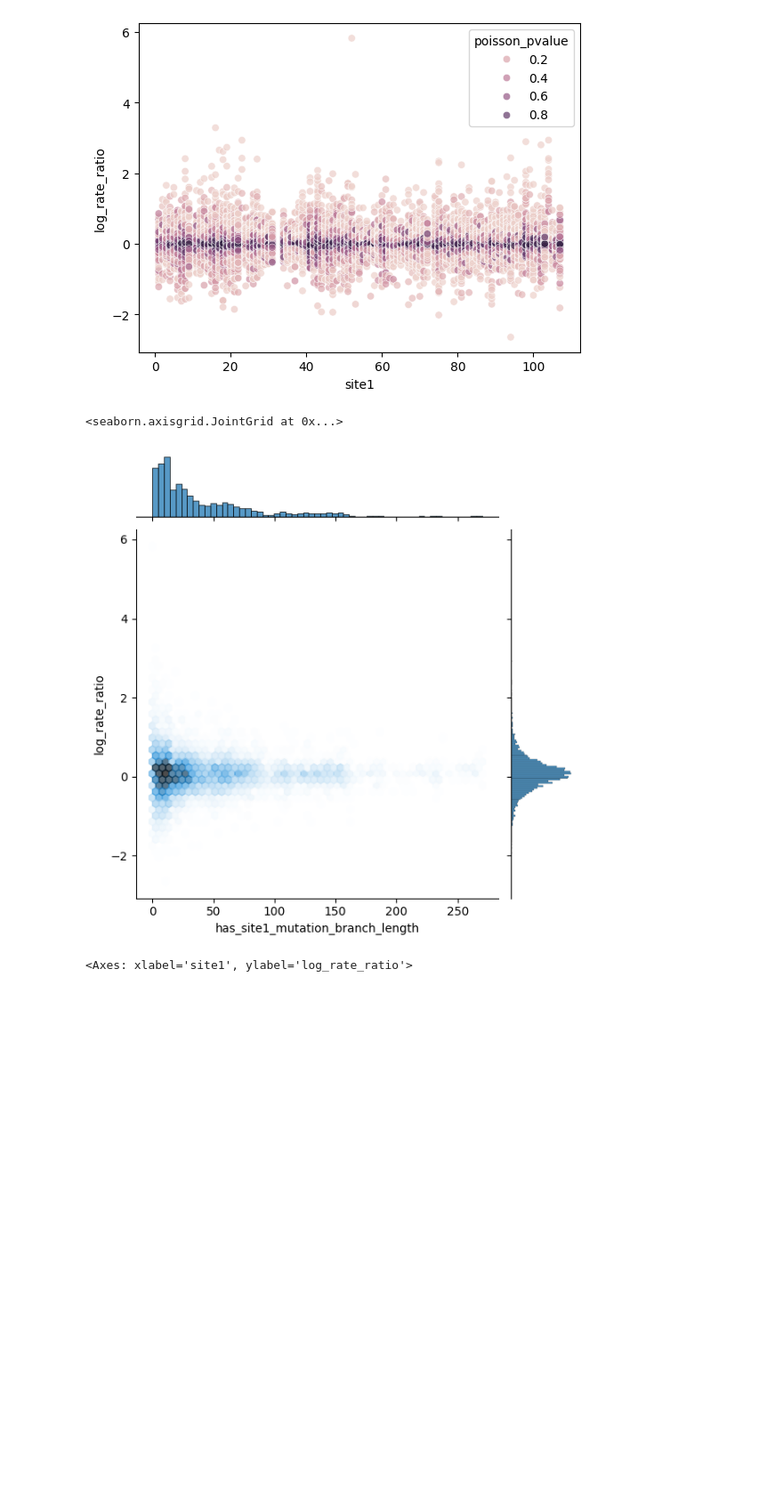
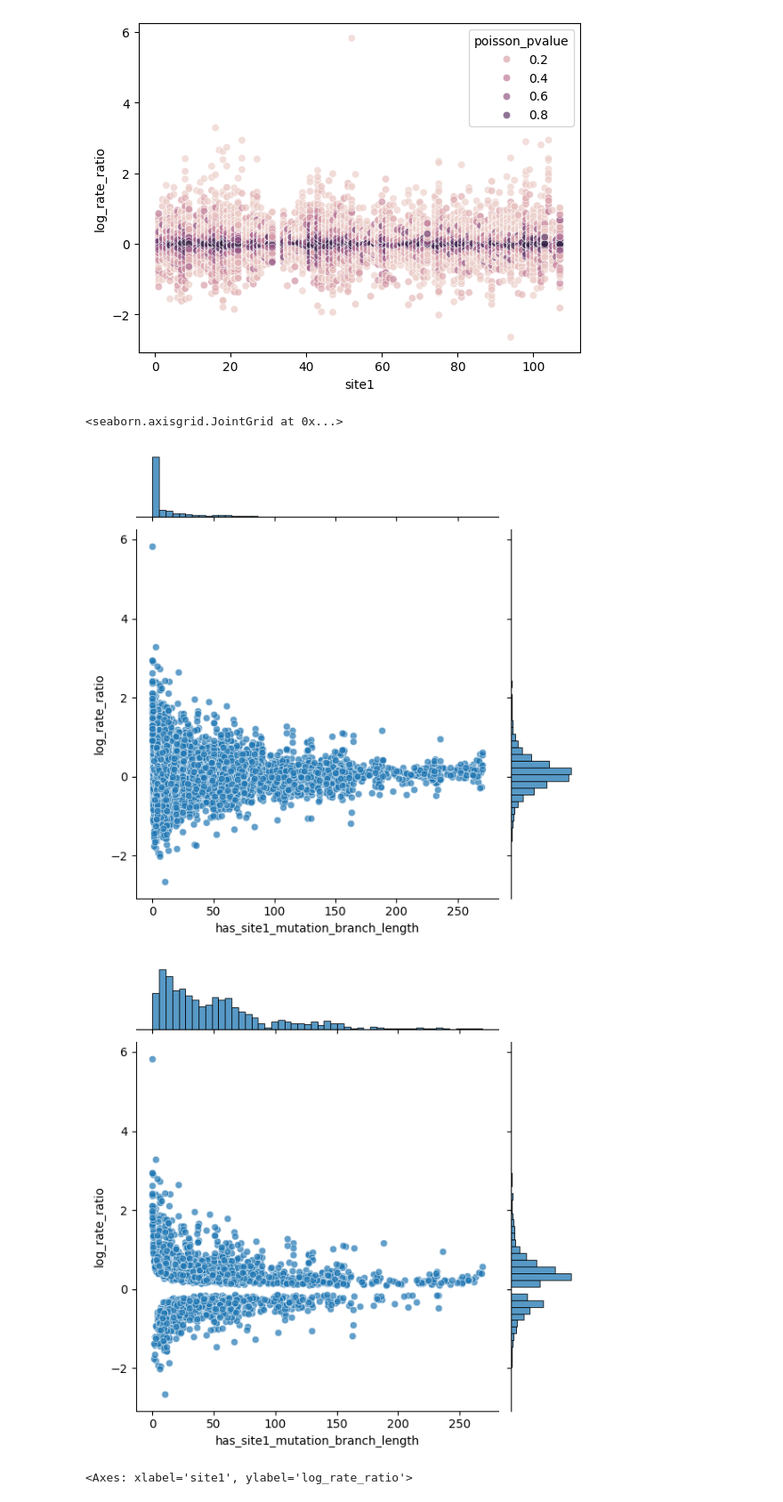
Before and after one commit to matsengrp/dasm-epistasis-experiments, a Jupyter notebook: counts_based_correlation.ipynb, the cells around one changed output. Shown at 89% size. Saved outputs shown, nothing was run; the diff lists cells and outputs as text; code cells hidden in the pictures; blank space fills up the shorter version.

```diff
--- a/counts_based_correlation.ipynb
+++ b/counts_based_correlation.ipynb
@@ -3110,10 +3112,13 @@ sns.scatterplot(data=results_df, x='site1', y='log_rate_ratio', alpha=0.7, hue='
 <Axes: xlabel='site1', ylabel='log_rate_ratio'>
 [figure]
 # %%
-sns.jointplot(data=results_df, x='has_site1_mutation_branch_length', y='log_rate_ratio', alpha=0.7, kind='hex')
+sns.jointplot(data=results_df, x='has_site1_mutation_branch_length', y='log_rate_ratio', alpha=0.7, marginal_kws=dict(bins=50))
+sns.jointplot(data=results_df[results_df.poisson_pvalue < 0.05]
+, x='has_site1_mutation_branch_length', y='log_rate_ratio', alpha=0.7, marginal_kws=dict(bins=50))
 # %% [output]
 <seaborn.axisgrid.JointGrid at 0x...>
-[figure, old version]
+[figure, new version]
+[figure, added]
 # %%
 fig, ax = plt.subplots(figsize=(20, 3))
 sns.scatterplot(data=results_df[results_df.poisson_pvalue < 0.05], x='site1', y='log_rate_ratio', alpha=0.7, hue='poisson_pvalue', ax=ax)
```
Also changed, not shown: parts of 7 cells of this notebook.
